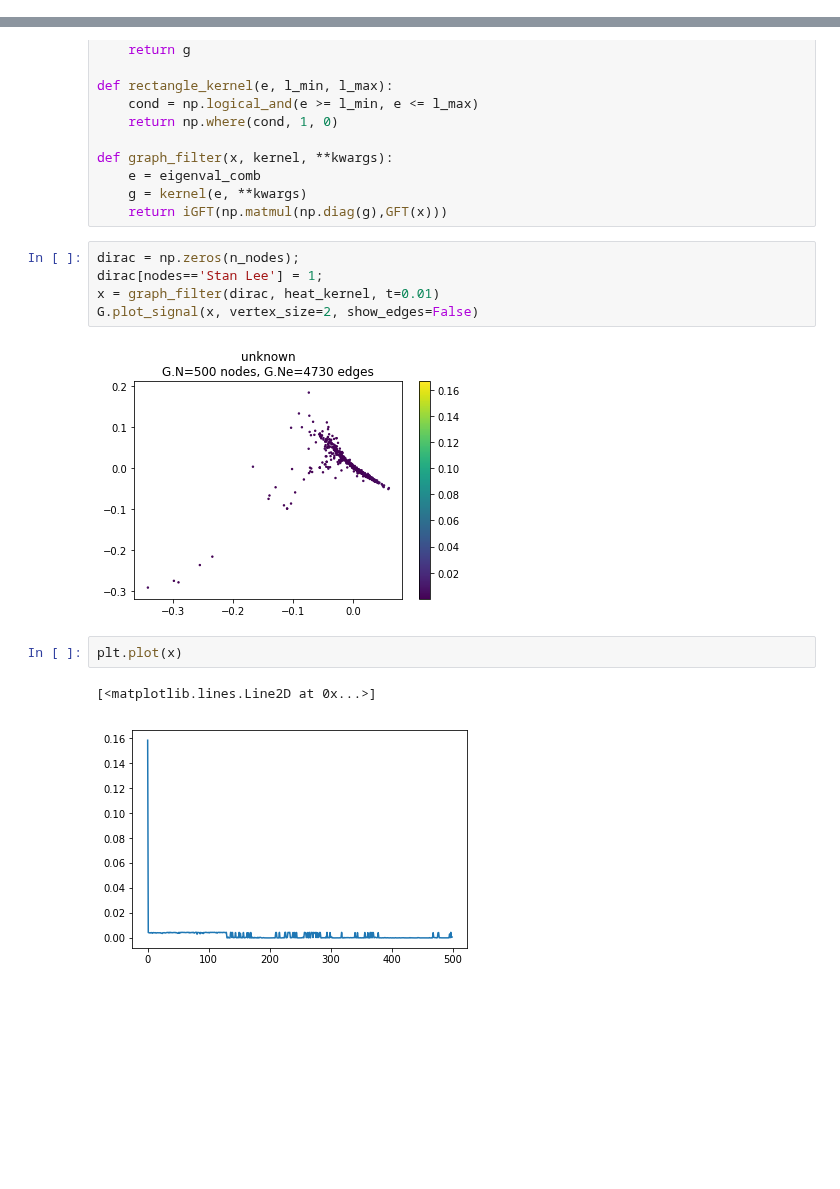
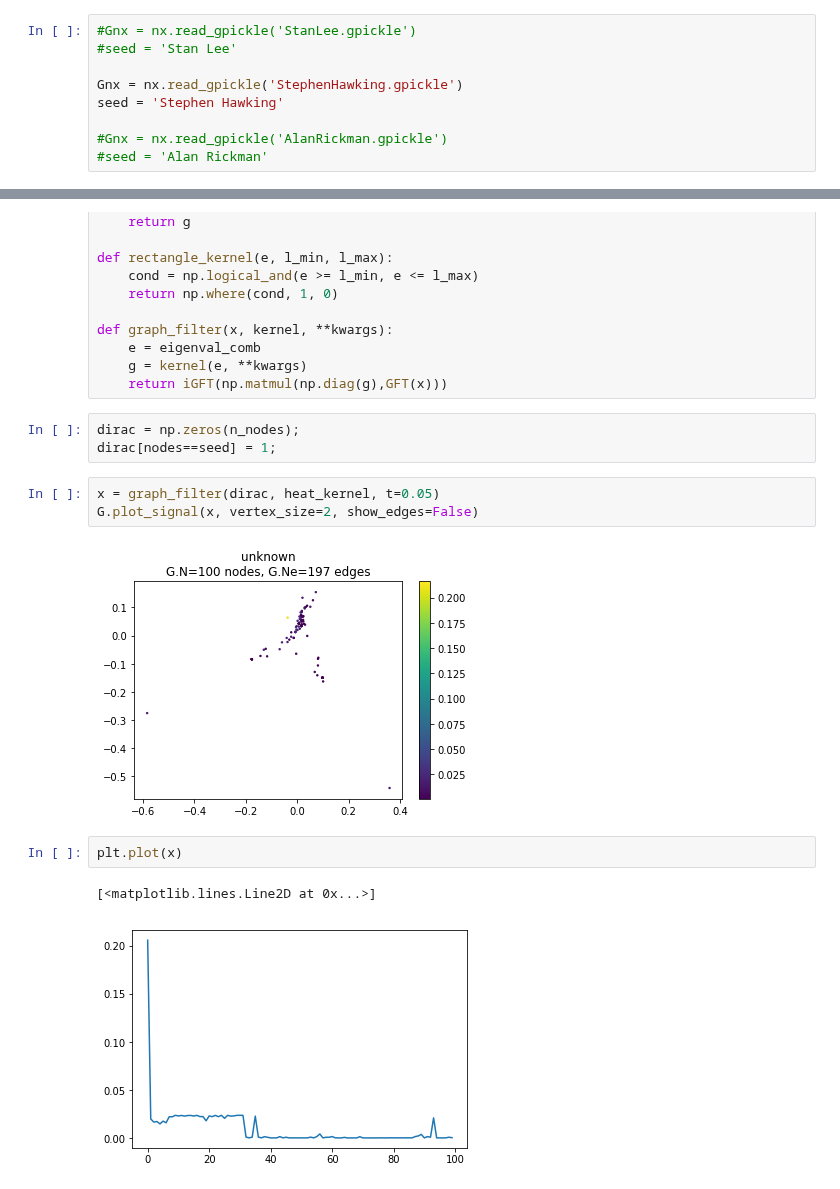
Before and after one commit to isabelaconstantin/wikinet, a Jupyter notebook: Project/GraphVisualization.ipynb, the cells around one changed output, grey strips where cells are left out. Drawn from its saved outputs; the diff is of its cells as text; blank space fills up the shorter version.

Commit message:
Graph visualization for new samples

```diff
--- a/Project/GraphVisualization.ipynb
+++ b/Project/GraphVisualization.ipynb
@@ -12,3 +10,12 @@ Gnx = nx.read_gpickle('graph_with_delta_signal.gpickle')
+# %%
+#Gnx = nx.read_gpickle('StanLee.gpickle')
+#seed = 'Stan Lee'
+
+Gnx = nx.read_gpickle('StephenHawking.gpickle')
+seed = 'Stephen Hawking'
+
+#Gnx = nx.read_gpickle('AlanRickman.gpickle')
+#seed = 'Alan Rickman'
 # %%
 len(Gnx.nodes), len(Gnx.edges)
 # %% [output]
@@ -120,15 +133,16 @@ def graph_filter(x, kernel, **kwargs):
     e = eigenval_comb
     g = kernel(e, **kwargs)
     return iGFT(np.matmul(np.diag(g),GFT(x)))
+# %%
+dirac = np.zeros(n_nodes);
+dirac[nodes==seed] = 1;
 # %%
-dirac = np.zeros(n_nodes);
-dirac[nodes=='Stan Lee'] = 1;
-x = graph_filter(dirac, heat_kernel, t=0.01)
+x = graph_filter(dirac, heat_kernel, t=0.05)
 G.plot_signal(x, vertex_size=2, show_edges=False)
 # %% [output]
-[figure, old version]
+[figure, new version]
 # %%
 plt.plot(x)
 # %% [output]
 [<matplotlib.lines.Line2D at 0x...>]
-[figure, old version]
+[figure, new version]
```
Also changed, not shown: parts of 12 cells of this notebook.
